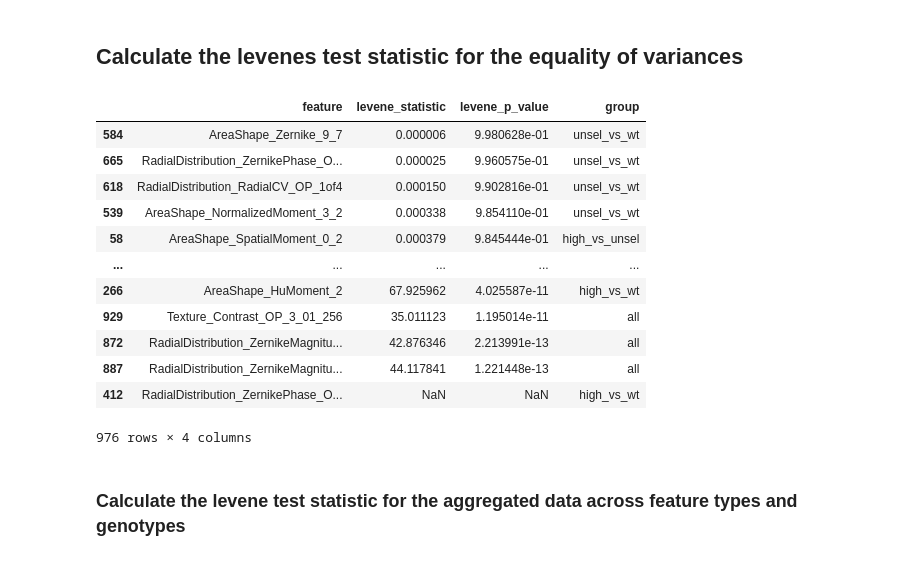
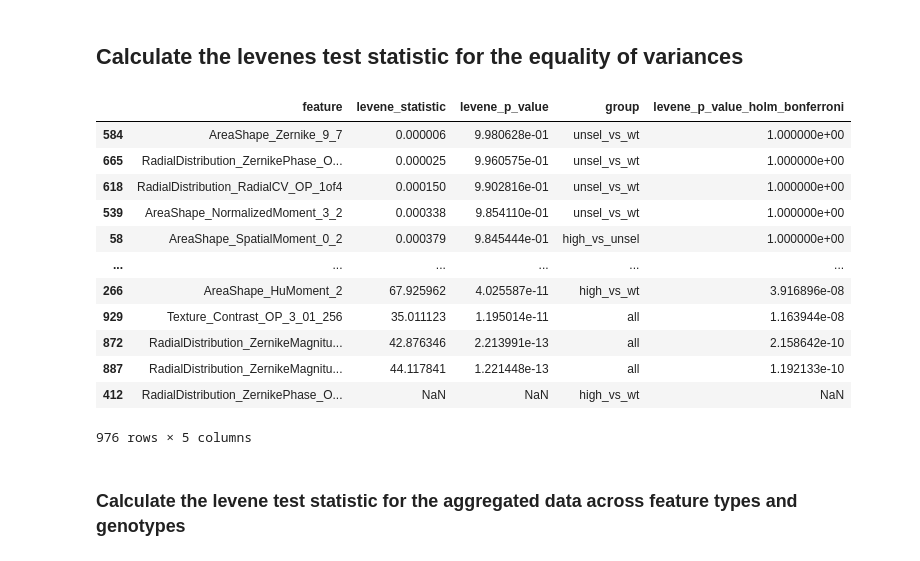
Before and after one commit to MikeLippincott/Nichols_Lab_Collaboration, a Jupyter notebook: 6.analyze_features/notebooks/3b.sum_aggregated_anova.ipynb, the cells around one changed output. Cells and saved outputs as stored; diff of their text form; code cells hidden in the pictures.

```diff
--- a/6.analyze_features/notebooks/3b.sum_aggregated_anova.ipynb
+++ b/6.analyze_features/notebooks/3b.sum_aggregated_anova.ipynb
@@ -149,46 +158,56 @@ for group in tqdm.tqdm(group_dict.keys()):
             levene_results = levene(
                 group_dict[group][0][feature], group_dict[group][1][feature]
             )
             levene_test_results["feature"].append(feature)
             levene_test_results["levene_statistic"].append(levene_results.statistic)
             levene_test_results["levene_p_value"].append(levene_results.pvalue)
             levene_test_results["group"].append(group)
         else:
             levene_results = levene(
                 group_dict[group][0][feature],
                 group_dict[group][1][feature],
                 group_dict[group][2][feature],
             )
             levene_test_results["feature"].append(feature)
             levene_test_results["levene_statistic"].append(levene_results.statistic)
             levene_test_results["levene_p_value"].append(levene_results.pvalue)
             levene_test_results["group"].append(group)
 
 levene_test_results_df = pd.DataFrame(levene_test_results)
 
 # sort the levene test results levene_test_results_df
 # change the levene p-value to a float
 levene_test_results_df["levene_p_value"] = levene_test_results_df[
     "levene_p_value"
 ].astype(float)
 levene_test_results_df = levene_test_results_df.sort_values(
     "levene_p_value", ascending=False
 )
+
+# multitest correction
+levene_test_results_df[
+    "levene_p_value_holm_bonferroni"
+] = statsmodels.stats.multitest.multipletests(
+    levene_test_results_df["levene_p_value"], method="holm"
+)[
+    1
+]
+
 levene_test_results_df
 # %% [output]
-|  | feature | levene_statistic | levene_p_value | group |
-| 584 | AreaShape_Zernike_9_7 | 0.000006 | 9.980628e-01 | unsel_vs_wt |
-| 665 | RadialDistribution_ZernikePhase_O... | 0.000025 | 9.960575e-01 | unsel_vs_wt |
-| 618 | RadialDistribution_RadialCV_OP_1of4 | 0.000150 | 9.902816e-01 | unsel_vs_wt |
-| 539 | AreaShape_NormalizedMoment_3_2 | 0.000338 | 9.854110e-01 | unsel_vs_wt |
-| 58 | AreaShape_SpatialMoment_0_2 | 0.000379 | 9.845444e-01 | high_vs_unsel |
-| ... | ... | ... | ... | ... |
-| 266 | AreaShape_HuMoment_2 | 67.925962 | 4.025587e-11 | high_vs_wt |
-| 929 | Texture_Contrast_OP_3_01_256 | 35.011123 | 1.195014e-11 | all |
-| 872 | RadialDistribution_ZernikeMagnitu... | 42.876346 | 2.213991e-13 | all |
-| 887 | RadialDistribution_ZernikeMagnitu... | 44.117841 | 1.221448e-13 | all |
-| 412 | RadialDistribution_ZernikePhase_O... | NaN | NaN | high_vs_wt |
+|  | feature | levene_statistic | levene_p_value | group | levene_p_value_holm_bonferroni |
+| 584 | AreaShape_Zernike_9_7 | 0.000006 | 9.980628e-01 | unsel_vs_wt | 1.000000e+00 |
+| 665 | RadialDistribution_ZernikePhase_O... | 0.000025 | 9.960575e-01 | unsel_vs_wt | 1.000000e+00 |
+| 618 | RadialDistribution_RadialCV_OP_1of4 | 0.000150 | 9.902816e-01 | unsel_vs_wt | 1.000000e+00 |
+| 539 | AreaShape_NormalizedMoment_3_2 | 0.000338 | 9.854110e-01 | unsel_vs_wt | 1.000000e+00 |
+| 58 | AreaShape_SpatialMoment_0_2 | 0.000379 | 9.845444e-01 | high_vs_unsel | 1.000000e+00 |
+| ... | ... | ... | ... | ... | ... |
+| 266 | AreaShape_HuMoment_2 | 67.925962 | 4.025587e-11 | high_vs_wt | 3.916896e-08 |
+| 929 | Texture_Contrast_OP_3_01_256 | 35.011123 | 1.195014e-11 | all | 1.163944e-08 |
+| 872 | RadialDistribution_ZernikeMagnitu... | 42.876346 | 2.213991e-13 | all | 2.158642e-10 |
+| 887 | RadialDistribution_ZernikeMagnitu... | 44.117841 | 1.221448e-13 | all | 1.192133e-10 |
+| 412 | RadialDistribution_ZernikePhase_O... | NaN | NaN | high_vs_wt | NaN |
-976 rows × 4 columns
+976 rows × 5 columns
 # %%
 # save the levene test results
 # out dir
```
Also changed, not shown: parts of 2 cells of this notebook, 4 other files.
